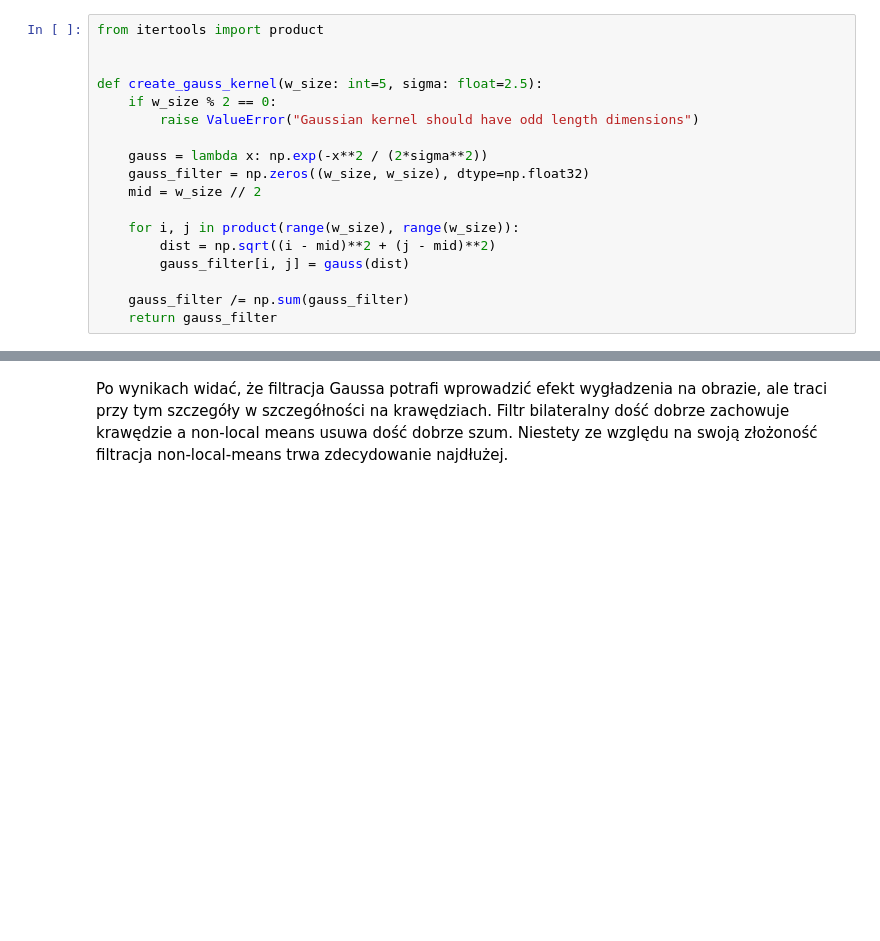
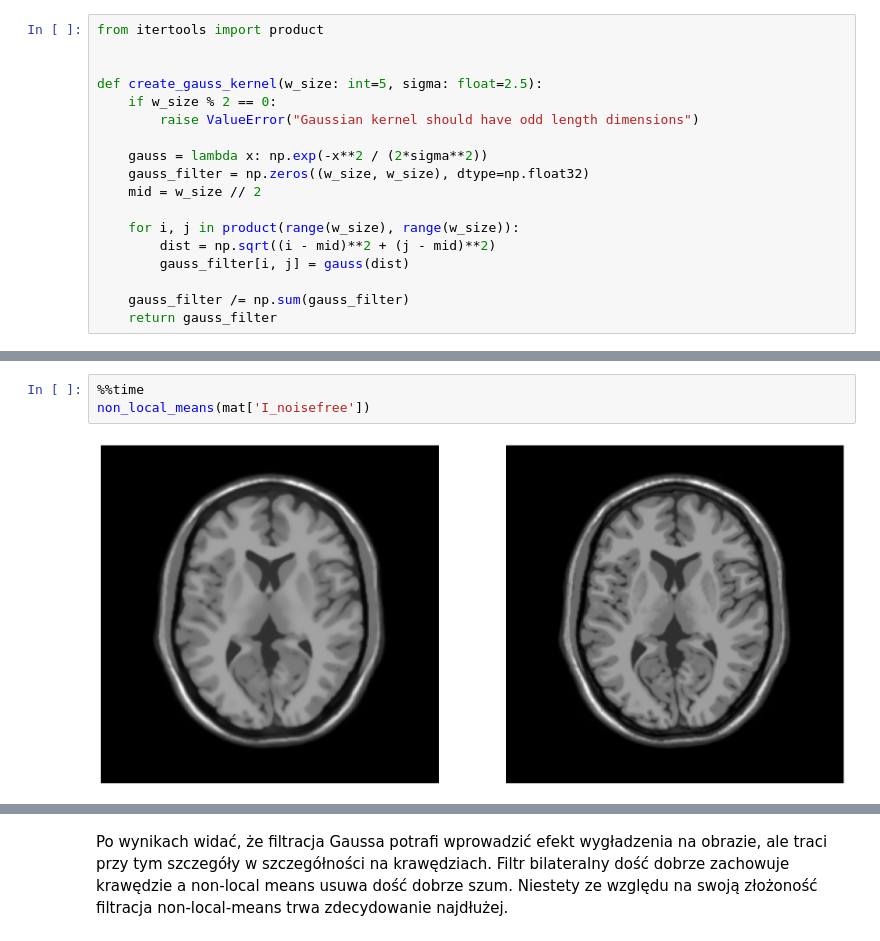
Before and after one commit to michal200292/Digital-Image-Processing, a Jupyter notebook: lab10/07_bilateral_hw.ipynb, the cells around one changed output, grey strips where cells are left out. Saved outputs shown, nothing was run; the diff lists cells and outputs as text; blank space fills up the shorter version.

```diff
--- a/lab10/07_bilateral_hw.ipynb
+++ b/lab10/07_bilateral_hw.ipynb
@@ -158,0 +166,5 @@ Wall time: 32.6 s
+# %%
+%%time
+non_local_means(mat['I_noisefree'])
+# %% [output]
+[figure, added]
```
Also changed, not shown: parts of 5 cells of this notebook, 1 other file.
